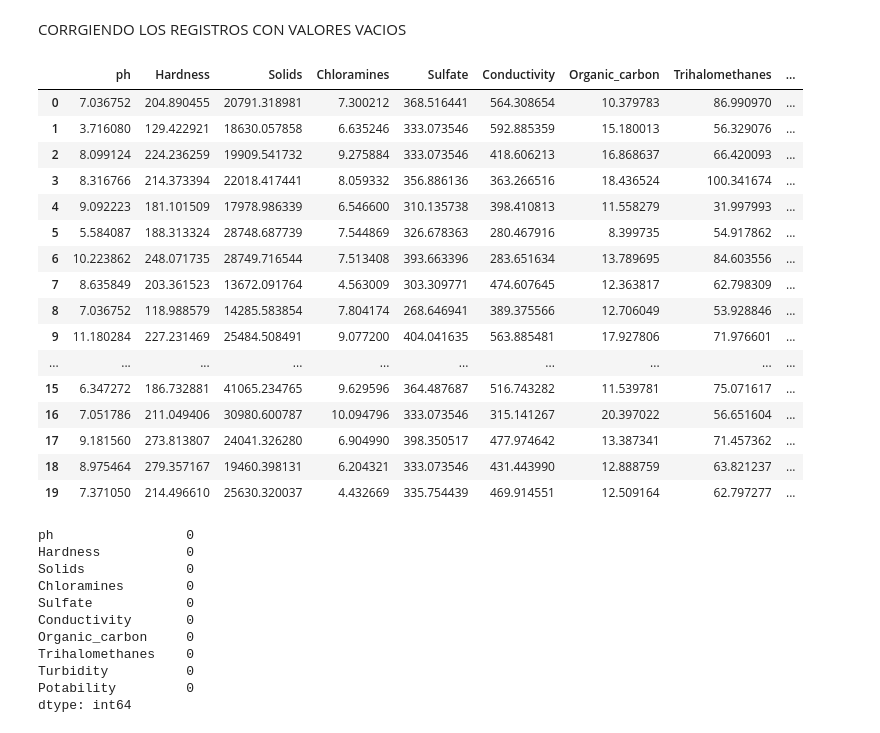
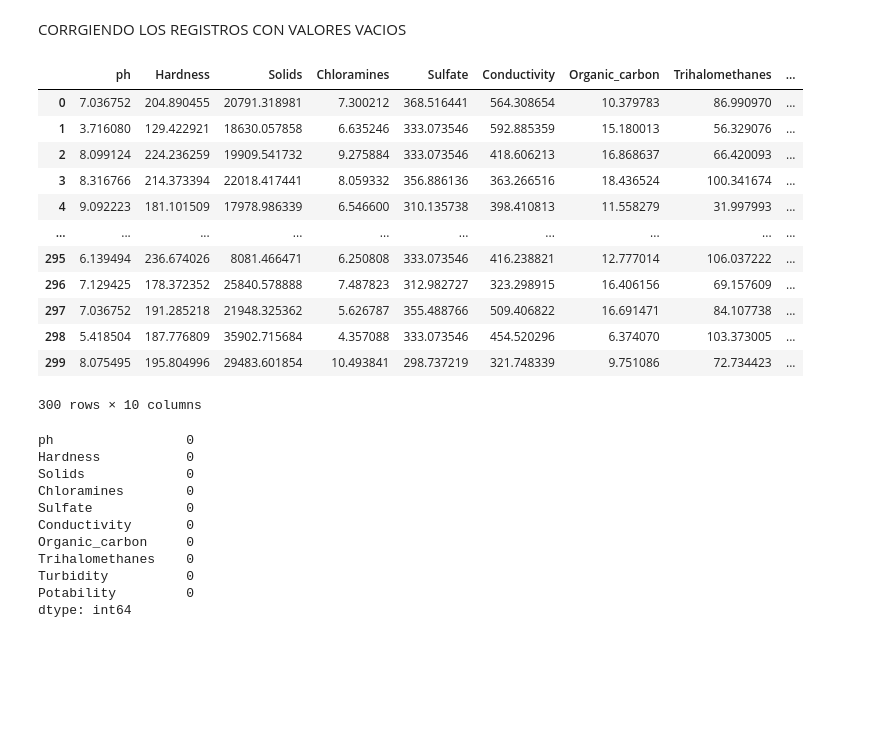
Before and after one commit to Piedriz/WaterQuality, a Jupyter notebook: taller_final.ipynb, the cells around one changed output. Saved outputs shown, nothing was run; the diff lists cells and outputs as text; code cells hidden in the pictures; blank space fills up the shorter version.

```diff
--- a/taller_final.ipynb
+++ b/taller_final.ipynb
@@ -120,25 +121,21 @@ dfwater['Trihalomethanes'].fillna(value=dfwater['Trihalomethanes'].median(), inp
 dfwater['ph'].fillna(value=dfwater['ph'].median(), inplace=True)
 dfwater['Sulfate'].fillna(value=dfwater['Sulfate'].median(), inplace=True)
 # %%
-dfwater.head(20)
+dfwater.head(300)
 # %% [output]
 |  | ph | Hardness | Solids | Chloramines | Sulfate | Conductivity | Organic_carbon | Trihalomethanes | ... |
 | 0 | 7.036752 | 204.890455 | 20791.318981 | 7.300212 | 368.516441 | 564.308654 | 10.379783 | 86.990970 | ... |
 | 1 | 3.716080 | 129.422921 | 18630.057858 | 6.635246 | 333.073546 | 592.885359 | 15.180013 | 56.329076 | ... |
 | 2 | 8.099124 | 224.236259 | 19909.541732 | 9.275884 | 333.073546 | 418.606213 | 16.868637 | 66.420093 | ... |
 | 3 | 8.316766 | 214.373394 | 22018.417441 | 8.059332 | 356.886136 | 363.266516 | 18.436524 | 100.341674 | ... |
 | 4 | 9.092223 | 181.101509 | 17978.986339 | 6.546600 | 310.135738 | 398.410813 | 11.558279 | 31.997993 | ... |
-| 5 | 5.584087 | 188.313324 | 28748.687739 | 7.544869 | 326.678363 | 280.467916 | 8.399735 | 54.917862 | ... |
-| 6 | 10.223862 | 248.071735 | 28749.716544 | 7.513408 | 393.663396 | 283.651634 | 13.789695 | 84.603556 | ... |
-| 7 | 8.635849 | 203.361523 | 13672.091764 | 4.563009 | 303.309771 | 474.607645 | 12.363817 | 62.798309 | ... |
-| 8 | 7.036752 | 118.988579 | 14285.583854 | 7.804174 | 268.646941 | 389.375566 | 12.706049 | 53.928846 | ... |
-| 9 | 11.180284 | 227.231469 | 25484.508491 | 9.077200 | 404.041635 | 563.885481 | 17.927806 | 71.976601 | ... |
 | ... | ... | ... | ... | ... | ... | ... | ... | ... | ... |
-| 15 | 6.347272 | 186.732881 | 41065.234765 | 9.629596 | 364.487687 | 516.743282 | 11.539781 | 75.071617 | ... |
-| 16 | 7.051786 | 211.049406 | 30980.600787 | 10.094796 | 333.073546 | 315.141267 | 20.397022 | 56.651604 | ... |
-| 17 | 9.181560 | 273.813807 | 24041.326280 | 6.904990 | 398.350517 | 477.974642 | 13.387341 | 71.457362 | ... |
-| 18 | 8.975464 | 279.357167 | 19460.398131 | 6.204321 | 333.073546 | 431.443990 | 12.888759 | 63.821237 | ... |
-| 19 | 7.371050 | 214.496610 | 25630.320037 | 4.432669 | 335.754439 | 469.914551 | 12.509164 | 62.797277 | ... |
+| 295 | 6.139494 | 236.674026 | 8081.466471 | 6.250808 | 333.073546 | 416.238821 | 12.777014 | 106.037222 | ... |
+| 296 | 7.129425 | 178.372352 | 25840.578888 | 7.487823 | 312.982727 | 323.298915 | 16.406156 | 69.157609 | ... |
+| 297 | 7.036752 | 191.285218 | 21948.325362 | 5.626787 | 355.488766 | 509.406822 | 16.691471 | 84.107738 | ... |
+| 298 | 5.418504 | 187.776809 | 35902.715684 | 4.357088 | 333.073546 | 454.520296 | 6.374070 | 103.373005 | ... |
+| 299 | 8.075495 | 195.804996 | 29483.601854 | 10.493841 | 298.737219 | 321.748339 | 9.751086 | 72.734423 | ... |
+300 rows × 10 columns
 # %%
 dfwater.isnull().sum()
 # %% [output]
```
Also changed, not shown: parts of 13 cells of this notebook, 4 other files.
